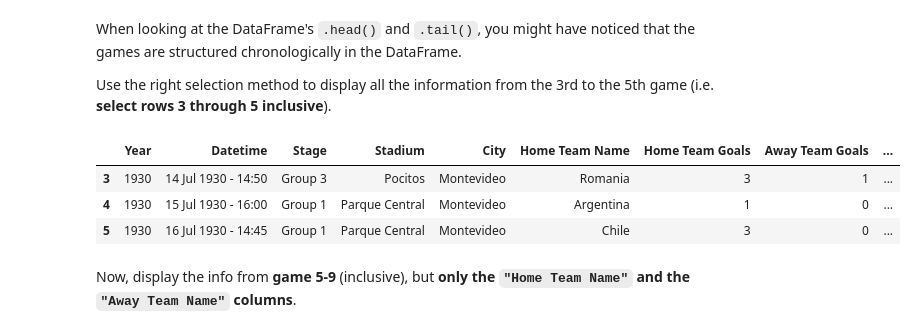
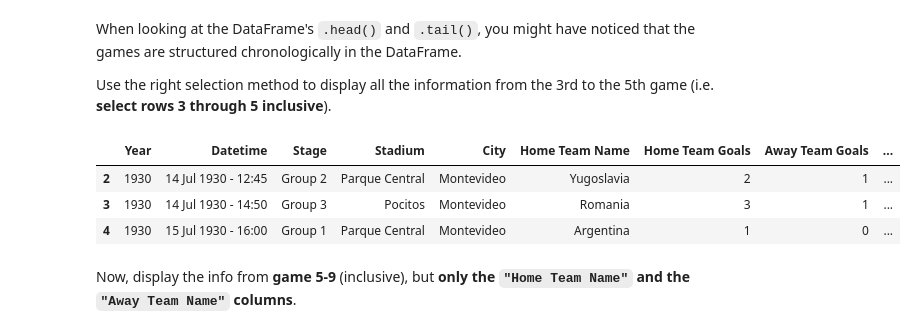
Before and after one commit to LemayianResiato/dsc-accessing-data-with-pandas-lab, a Jupyter notebook: index.ipynb, the cells around one changed output. Cells and saved outputs as stored; diff of their text form; code cells hidden in the pictures.

```diff
--- a/index.ipynb
+++ b/index.ipynb
@@ -124,11 +128,11 @@ When looking at the DataFrame's `.head()` and `.tail()`, you might have noticed
 Use the right selection method to display all the information from the 3rd to the 5th game (i.e. **select rows 3 through 5 inclusive**).
 # %%
 # Your code here
-df.iloc[3:6]#Shows the rows element 3 to 5
+df.iloc[2:5]#Shows the rows element 3 through 5 inclusive
 # %% [output]
 |  | Year | Datetime | Stage | Stadium | City | Home Team Name | Home Team Goals | Away Team Goals | ... |
+| 2 | 1930 | 14 Jul 1930 - 12:45 | Group 2 | Parque Central | Montevideo | Yugoslavia | 2 | 1 | ... |
 | 3 | 1930 | 14 Jul 1930 - 14:50 | Group 3 | Pocitos | Montevideo | Romania | 3 | 1 | ... |
 | 4 | 1930 | 15 Jul 1930 - 16:00 | Group 1 | Parque Central | Montevideo | Argentina | 1 | 0 | ... |
-| 5 | 1930 | 16 Jul 1930 - 14:45 | Group 1 | Parque Central | Montevideo | Chile | 3 | 0 | ... |
 # %% [markdown]
 Now, display the info from **game 5-9** (inclusive), but **only the `"Home Team Name"` and the `"Away Team Name"` columns**.
```
Also changed, not shown: parts of 7 cells of this notebook.
